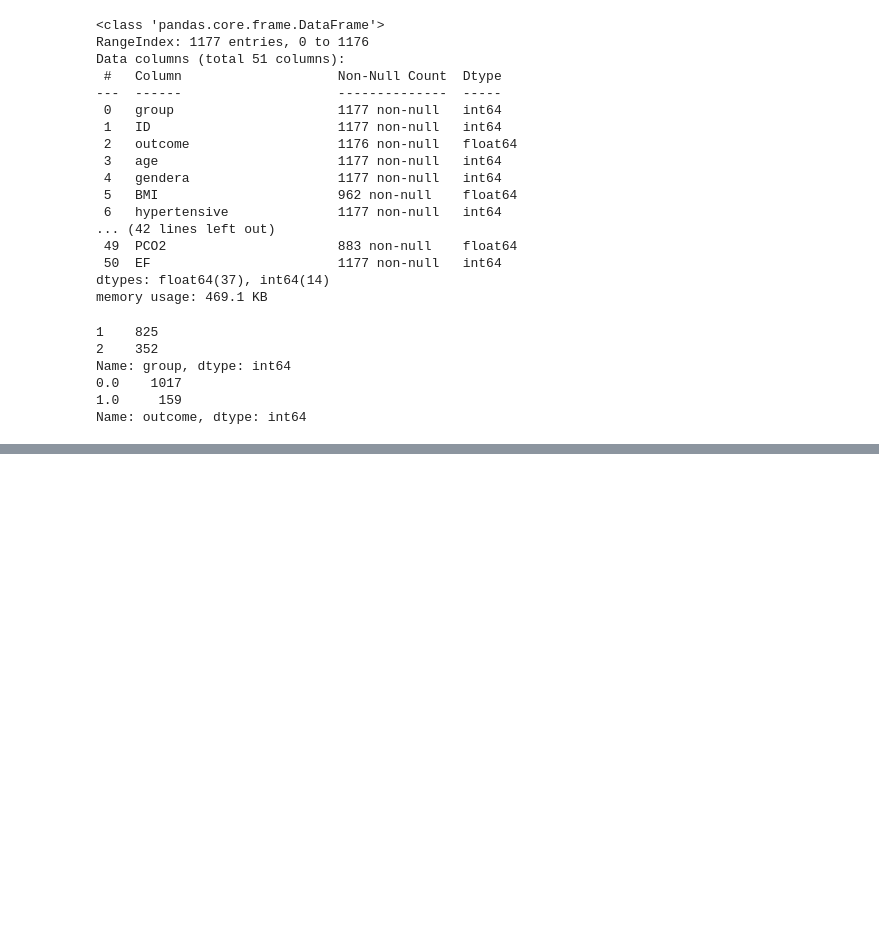
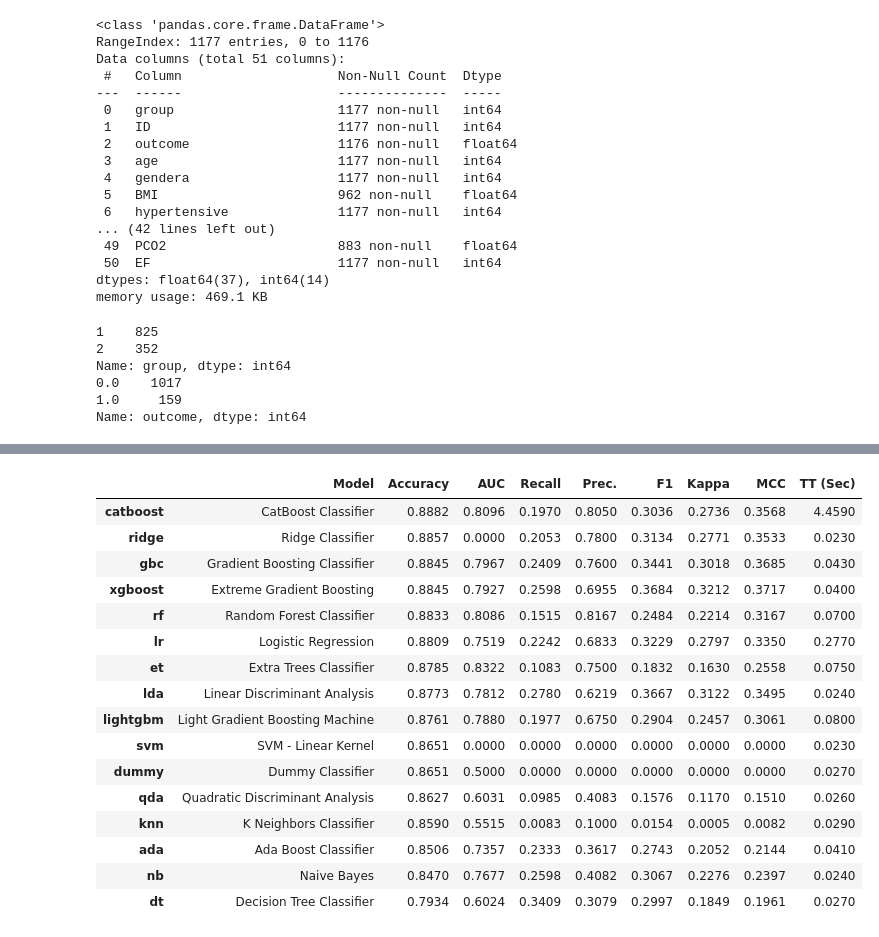
Before and after one commit to okmich/live-manning-projects, a Jupyter notebook: hands-on-practise/automl/pycaret/Hospital Mortality Prediction.ipynb, the cells around one changed output, grey strips where cells are left out. Drawn from its saved outputs; the diff is of its cells as text; code cells hidden in the pictures; blank space fills up the shorter version.

```diff
--- a/hands-on-practise/automl/pycaret/Hospital Mortality Prediction.ipynb
+++ b/hands-on-practise/automl/pycaret/Hospital Mortality Prediction.ipynb
@@ -49,0 +120,3 @@ Name: outcome, dtype: int64
+# %%
+best_model = experiment.compare_models()
+# %% [output]
@@ -49,0 +124,17 @@ Name: outcome, dtype: int64
+|  | Model | Accuracy | AUC | Recall | Prec. | F1 | Kappa | MCC | TT (Sec) |
+| catboost | CatBoost Classifier | 0.8882 | 0.8096 | 0.1970 | 0.8050 | 0.3036 | 0.2736 | 0.3568 | 4.4590 |
+| ridge | Ridge Classifier | 0.8857 | 0.0000 | 0.2053 | 0.7800 | 0.3134 | 0.2771 | 0.3533 | 0.0230 |
+| gbc | Gradient Boosting Classifier | 0.8845 | 0.7967 | 0.2409 | 0.7600 | 0.3441 | 0.3018 | 0.3685 | 0.0430 |
+| xgboost | Extreme Gradient Boosting | 0.8845 | 0.7927 | 0.2598 | 0.6955 | 0.3684 | 0.3212 | 0.3717 | 0.0400 |
+| rf | Random Forest Classifier | 0.8833 | 0.8086 | 0.1515 | 0.8167 | 0.2484 | 0.2214 | 0.3167 | 0.0700 |
+| lr | Logistic Regression | 0.8809 | 0.7519 | 0.2242 | 0.6833 | 0.3229 | 0.2797 | 0.3350 | 0.2770 |
+| et | Extra Trees Classifier | 0.8785 | 0.8322 | 0.1083 | 0.7500 | 0.1832 | 0.1630 | 0.2558 | 0.0750 |
+| lda | Linear Discriminant Analysis | 0.8773 | 0.7812 | 0.2780 | 0.6219 | 0.3667 | 0.3122 | 0.3495 | 0.0240 |
+| lightgbm | Light Gradient Boosting Machine | 0.8761 | 0.7880 | 0.1977 | 0.6750 | 0.2904 | 0.2457 | 0.3061 | 0.0800 |
+| svm | SVM - Linear Kernel | 0.8651 | 0.0000 | 0.0000 | 0.0000 | 0.0000 | 0.0000 | 0.0000 | 0.0230 |
+| dummy | Dummy Classifier | 0.8651 | 0.5000 | 0.0000 | 0.0000 | 0.0000 | 0.0000 | 0.0000 | 0.0270 |
+| qda | Quadratic Discriminant Analysis | 0.8627 | 0.6031 | 0.0985 | 0.4083 | 0.1576 | 0.1170 | 0.1510 | 0.0260 |
+| knn | K Neighbors Classifier | 0.8590 | 0.5515 | 0.0083 | 0.1000 | 0.0154 | 0.0005 | 0.0082 | 0.0290 |
+| ada | Ada Boost Classifier | 0.8506 | 0.7357 | 0.2333 | 0.3617 | 0.2743 | 0.2052 | 0.2144 | 0.0410 |
+| nb | Naive Bayes | 0.8470 | 0.7677 | 0.2598 | 0.4082 | 0.3067 | 0.2276 | 0.2397 | 0.0240 |
+| dt | Decision Tree Classifier | 0.7934 | 0.6024 | 0.3409 | 0.3079 | 0.2997 | 0.1849 | 0.1961 | 0.0270 |
```
Also changed, not shown: parts of 17 cells of this notebook.
